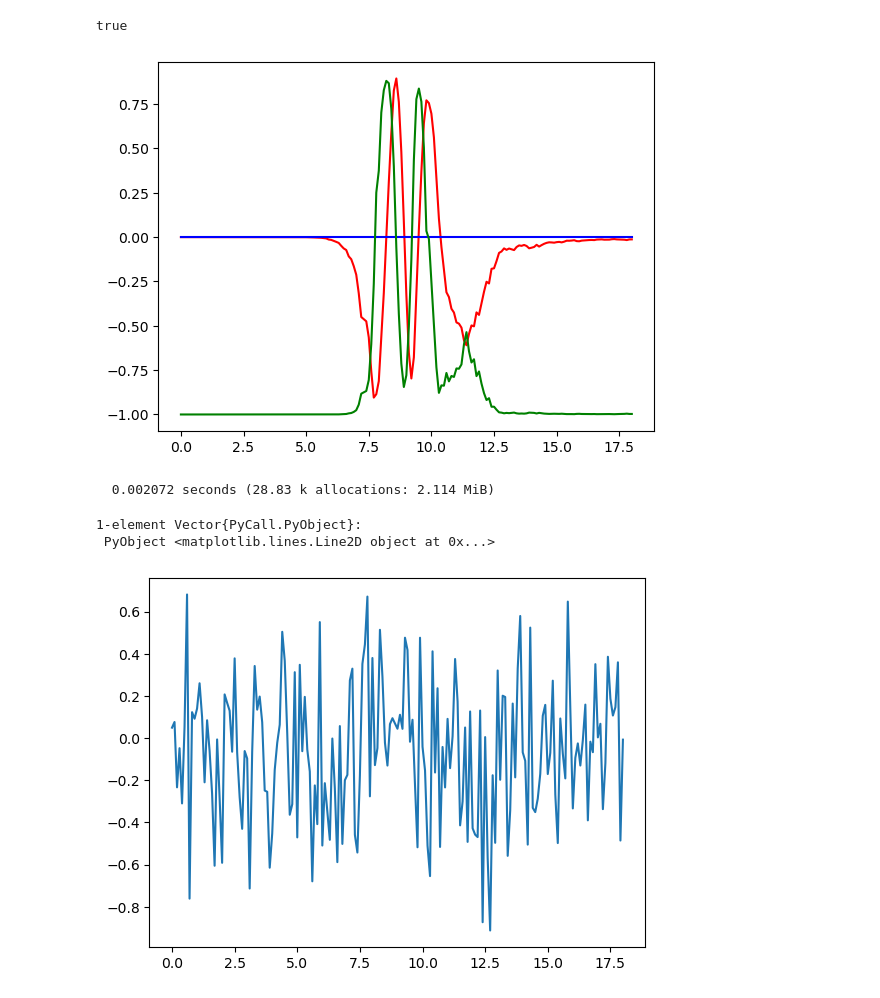
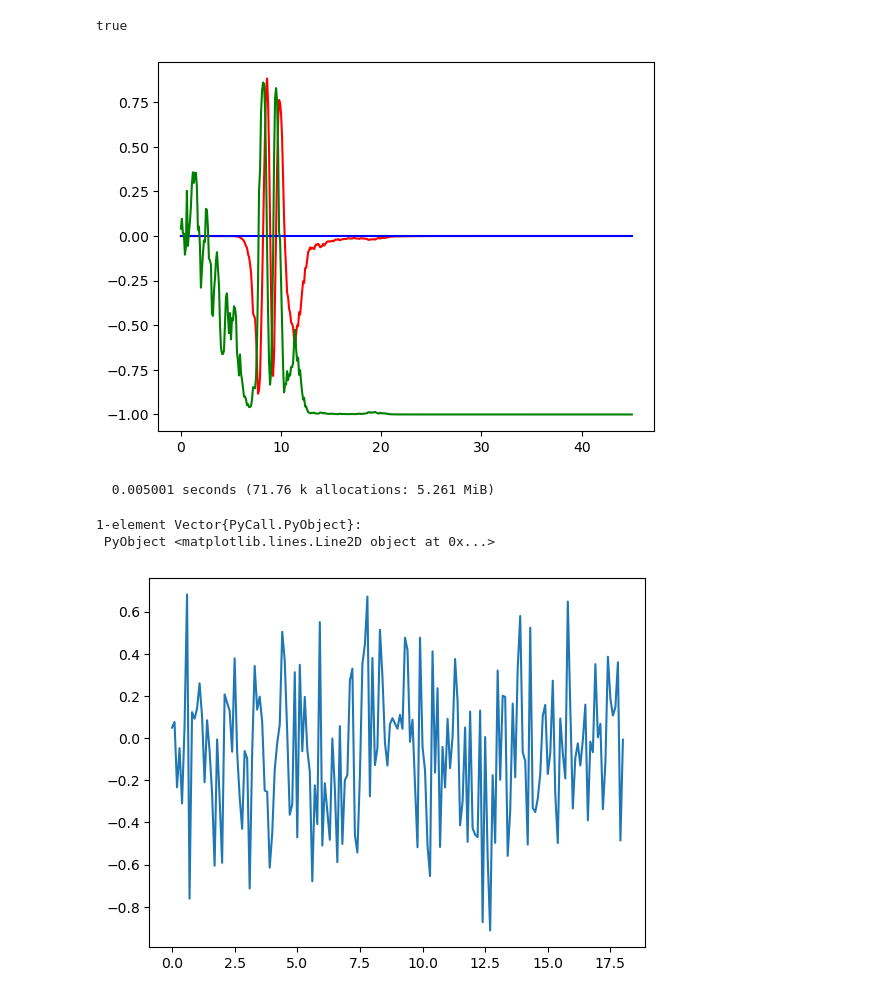
Before and after one commit to chapman-iqs/QuantumCircuits.jl, a Jupyter notebook: QC.ipynb, the cells around one changed output. Drawn from its saved outputs; the diff is of its cells as text; code cells hidden in the pictures.

```diff
--- a/QC.ipynb
+++ b/QC.ipynb
@@ -99,15 +100,15 @@ true
 # %%
 Random.seed!(1)
 dt0 = 1e-1
-tt0, ρs0, dy = @time rouchon(T, ρ0, H, J, C; dt=dt0);
+tt0, ρs0, dy = @time rouchon(T, u, H, J, C; dt=dt0);
 evs0 = expects.(ρs0)
 evs0 = [evs0[n][ax] for n in 1:length(tt0), ax in 1:3]
 plt.plot(tt0, evs0[:,1], "r")
 plt.plot(tt0, evs0[:,2], "b")
 plt.plot(tt0, evs0[:,3], "g")
 # %% [output]
-[figure, old version]
+[figure, new version]
-  0.002072 seconds (28.83 k allocations: 2.114 MiB)
+  0.005001 seconds (71.76 k allocations: 5.261 MiB)
 1-element Vector{PyCall.PyObject}:
  PyObject <matplotlib.lines.Line2D object at 0x...>
 # %%
```
Also changed, not shown: parts of 11 cells of this notebook, 3 other files.
